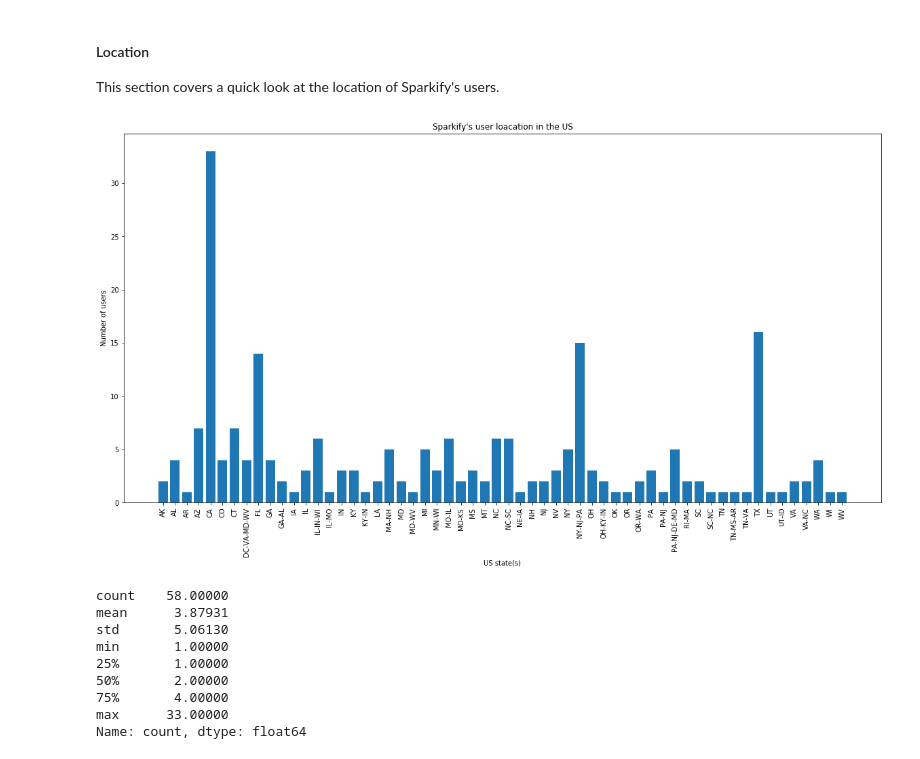
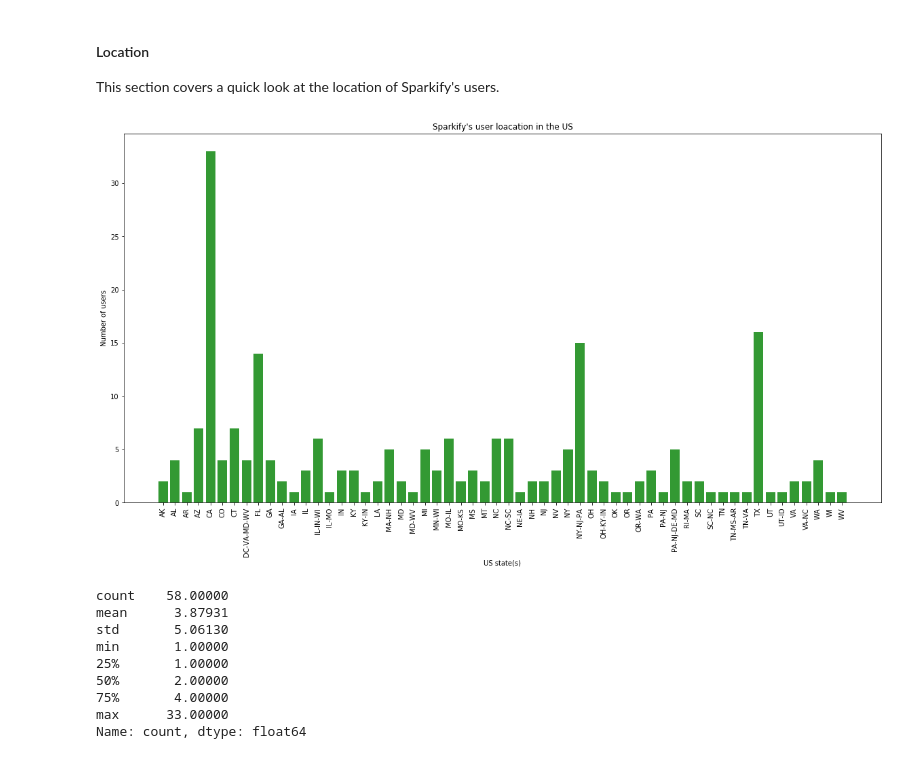
Before and after one commit to lethiess/Sparkify, a Jupyter notebook: Sparkify.ipynb, the cells around one changed output. Cells and saved outputs as stored; diff of their text form; code cells hidden in the pictures.

```diff
--- a/Sparkify.ipynb
+++ b/Sparkify.ipynb
@@ -326,13 +328,13 @@ split_location = udf(lambda x: re.split(" ", x)[-1])
 pd_states = df_clean.dropDuplicates(["userId"]).withColumn("state", split_location(df_clean.location)).groupby("state").count().toPandas()
 # %%
 plt.figure(figsize=[20,10]);
-plt.bar(pd_states.state, pd_states["count"]);
+plt.bar(pd_states.state, pd_states["count"], color="green", alpha=0.8);
 plt.xlabel("US state(s)");
 plt.ylabel("Number of users");
 plt.title("Sparkify's user loacation in the US");
 plt.xticks(rotation=90);
 # %% [output]
-[figure, old version]
+[figure, new version]
 # %%
 pd_states["count"].describe()
 # %% [output]
```
Also changed, not shown: parts of 11 cells of this notebook.
